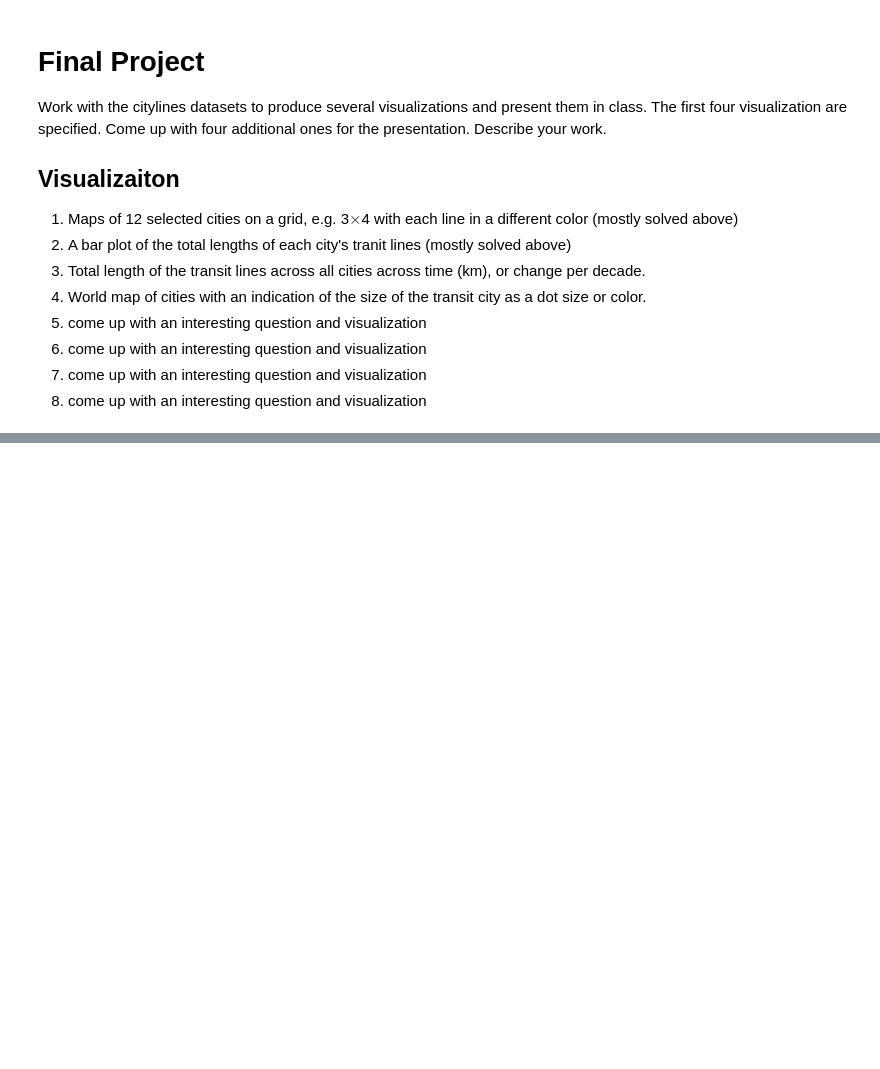
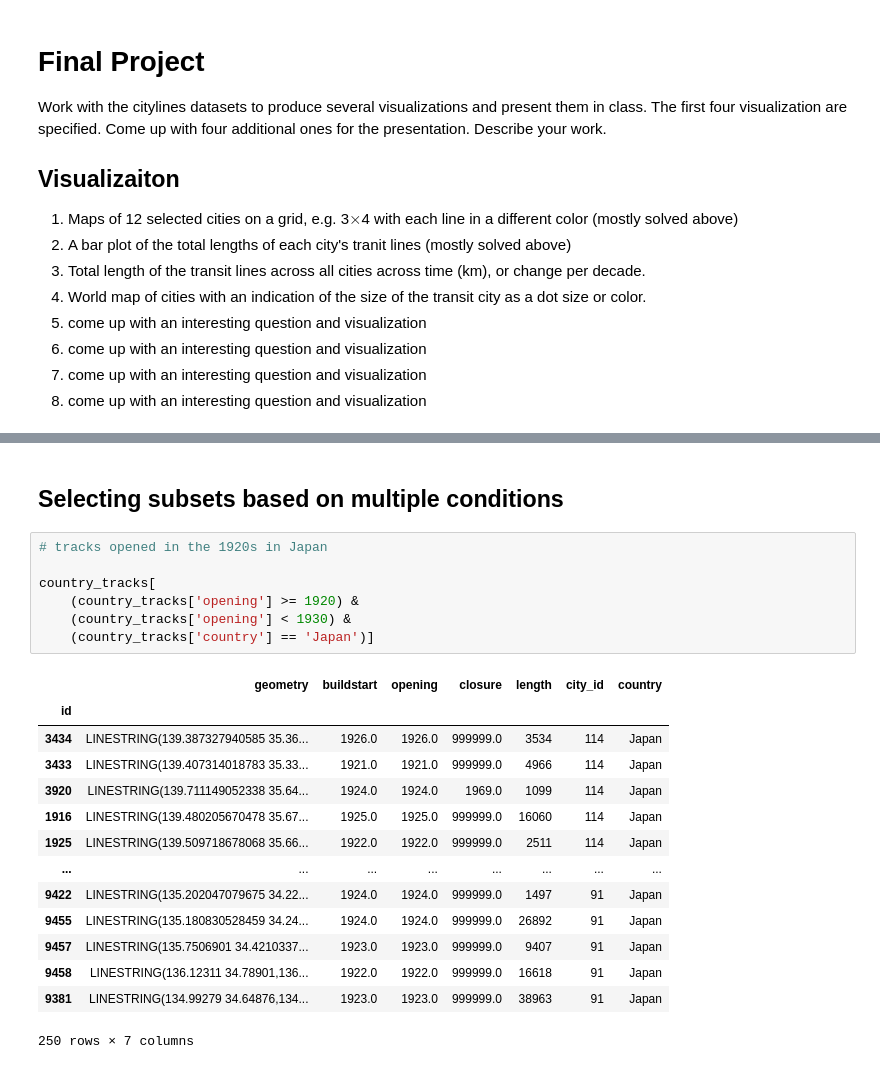
Before and after one commit to msds-5x01/python-programming-for-data-science, a Jupyter notebook: notebooks/CityLines.ipynb, the cells around one changed output, grey strips where cells are left out. Drawn from its saved outputs; the diff is of its cells as text; blank space fills up the shorter version.

```diff
--- a/notebooks/CityLines.ipynb
+++ b/notebooks/CityLines.ipynb
@@ -392,0 +415,24 @@ Work with the citylines datasets to produce several visualizations and present t
+# %% [markdown]
+## Selecting subsets based on multiple conditions
+# %%
+# tracks opened in the 1920s in Japan
+
+country_tracks[
+    (country_tracks['opening'] >= 1920) &
+    (country_tracks['opening'] < 1930) &
+    (country_tracks['country'] == 'Japan')]
+# %% [output]
+|  | geometry | buildstart | opening | closure | length | city_id | country |
+| id |  |  |  |  |  |  |  |
+| 3434 | LINESTRING(139.387327940585 35.36... | 1926.0 | 1926.0 | 999999.0 | 3534 | 114 | Japan |
+| 3433 | LINESTRING(139.407314018783 35.33... | 1921.0 | 1921.0 | 999999.0 | 4966 | 114 | Japan |
+| 3920 | LINESTRING(139.711149052338 35.64... | 1924.0 | 1924.0 | 1969.0 | 1099 | 114 | Japan |
+| 1916 | LINESTRING(139.480205670478 35.67... | 1925.0 | 1925.0 | 999999.0 | 16060 | 114 | Japan |
+| 1925 | LINESTRING(139.509718678068 35.66... | 1922.0 | 1922.0 | 999999.0 | 2511 | 114 | Japan |
+| ... | ... | ... | ... | ... | ... | ... | ... |
+| 9422 | LINESTRING(135.202047079675 34.22... | 1924.0 | 1924.0 | 999999.0 | 1497 | 91 | Japan |
+| 9455 | LINESTRING(135.180830528459 34.24... | 1924.0 | 1924.0 | 999999.0 | 26892 | 91 | Japan |
+| 9457 | LINESTRING(135.7506901 34.4210337... | 1923.0 | 1923.0 | 999999.0 | 9407 | 91 | Japan |
+| 9458 | LINESTRING(136.12311 34.78901,136... | 1922.0 | 1922.0 | 999999.0 | 16618 | 91 | Japan |
+| 9381 | LINESTRING(134.99279 34.64876,134... | 1923.0 | 1923.0 | 999999.0 | 38963 | 91 | Japan |
+250 rows × 7 columns
```
Also changed, not shown: parts of 9 cells of this notebook.
